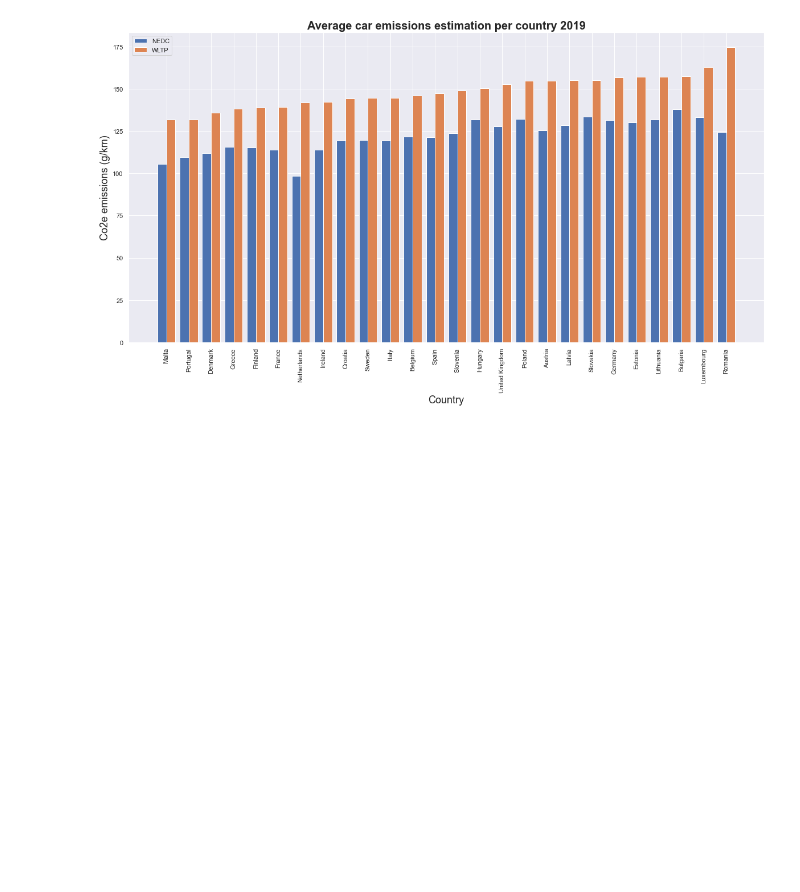
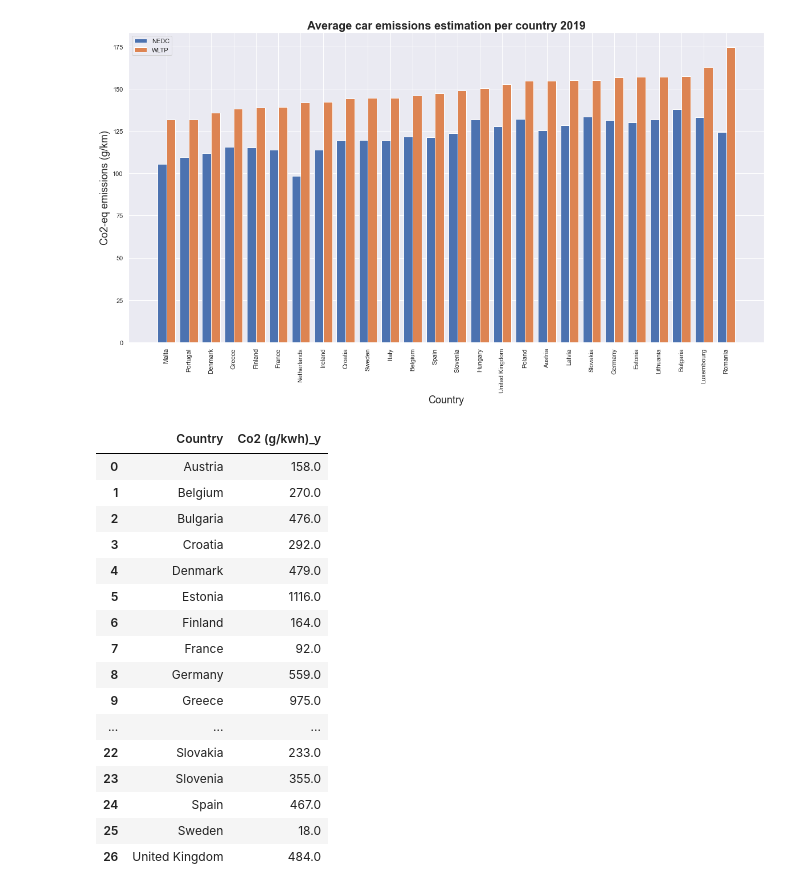
Before and after one commit to zhecho1215/EV-sustainability, a Jupyter notebook: EV and their power consumption.ipynb, the cells around one changed output. Cells and saved outputs as stored; diff of their text form; code cells hidden in the pictures; blank space fills up the shorter version.

```diff
--- a/EV and their power consumption.ipynb
+++ b/EV and their power consumption.ipynb
@@ -196,3 +222,23 @@ plt.ylabel('Co2-eq emissions (g/km)', fontsize =18)
 plt.savefig('NEDC_WLTP_2019.jpg')
 # %% [output]
 [figure]
+# %%
+df_final[['Country','Co2 (g/kwh)_y']]
+# %% [output]
+|  | Country | Co2 (g/kwh)_y |
+| 0 | Austria | 158.0 |
+| 1 | Belgium | 270.0 |
+| 2 | Bulgaria | 476.0 |
+| 3 | Croatia | 292.0 |
+| 4 | Denmark | 479.0 |
+| 5 | Estonia | 1116.0 |
+| 6 | Finland | 164.0 |
+| 7 | France | 92.0 |
+| 8 | Germany | 559.0 |
+| 9 | Greece | 975.0 |
+| ... | ... | ... |
+| 22 | Slovakia | 233.0 |
+| 23 | Slovenia | 355.0 |
+| 24 | Spain | 467.0 |
+| 25 | Sweden | 18.0 |
+| 26 | United Kingdom | 484.0 |
```
Also changed, not shown: parts of 17 cells of this notebook.
